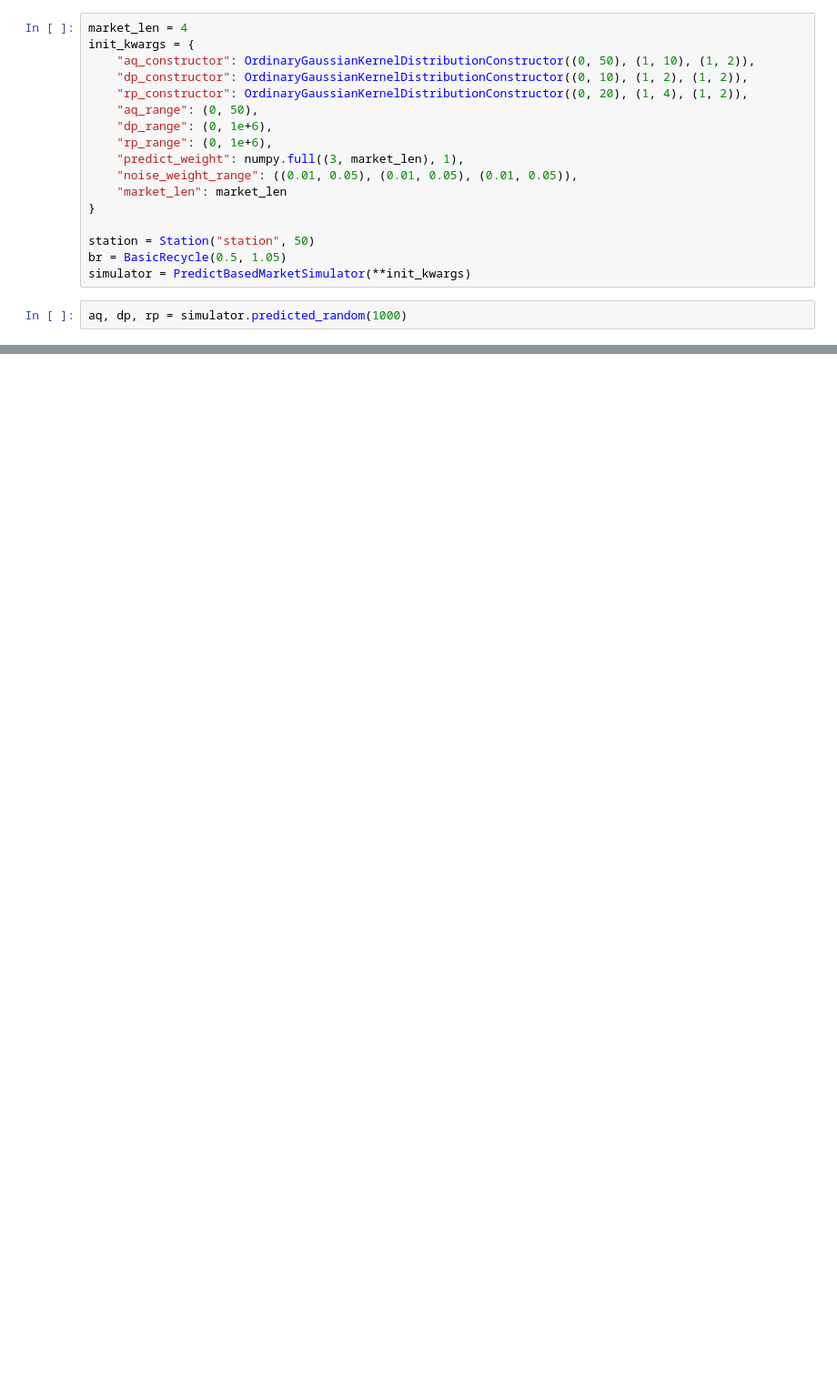
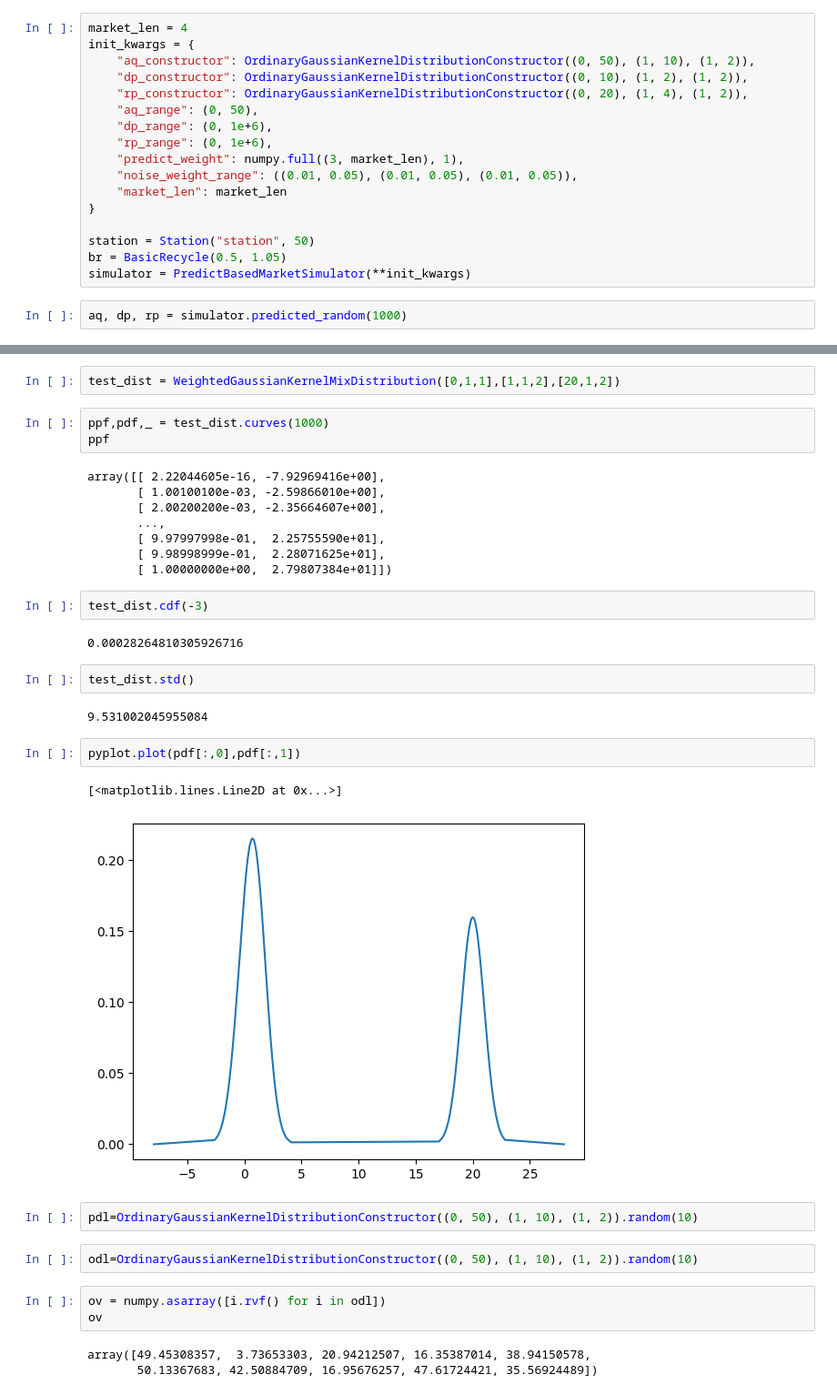
Before and after one commit to Sy-Sang/etrade, a Jupyter notebook: etrade/spot/nb/nb8.ipynb, the cells around one changed output, grey strips where cells are left out. Shown at 91% size. Cells and saved outputs as stored; diff of their text form; blank space fills up the shorter version.

```diff
--- a/etrade/spot/nb/nb8.ipynb
+++ b/etrade/spot/nb/nb8.ipynb
@@ -67,0 +69,36 @@ pyplot.show()
+# %%
+test_dist = WeightedGaussianKernelMixDistribution([0,1,1],[1,1,2],[20,1,2])
+# %%
+ppf,pdf,_ = test_dist.curves(1000)
+ppf
+# %% [output]
+array([[ 2.22044605e-16, -7.92969416e+00],
+       [ 1.00100100e-03, -2.59866010e+00],
+       [ 2.00200200e-03, -2.35664607e+00],
+       ...,
+       [ 9.97997998e-01,  2.25755590e+01],
+       [ 9.98998999e-01,  2.28071625e+01],
+       [ 1.00000000e+00,  2.79807384e+01]])
+# %%
+test_dist.cdf(-3)
+# %% [output]
+0.00028264810305926716
+# %%
+test_dist.std()
+# %% [output]
+9.531002045955084
+# %%
+pyplot.plot(pdf[:,0],pdf[:,1])
+# %% [output]
+[<matplotlib.lines.Line2D at 0x...>]
+[figure, added]
+# %%
+pdl=OrdinaryGaussianKernelDistributionConstructor((0, 50), (1, 10), (1, 2)).random(10)
+# %%
+odl=OrdinaryGaussianKernelDistributionConstructor((0, 50), (1, 10), (1, 2)).random(10)
+# %%
+ov = numpy.asarray([i.rvf() for i in odl])
+ov
+# %% [output]
+array([49.45308357,  3.73653303, 20.94212507, 16.35387014, 38.94150578,
+       50.13367683, 42.50884709, 16.95676257, 47.61724421, 35.56924489])
```
Also changed, not shown: parts of 6 cells of this notebook.
